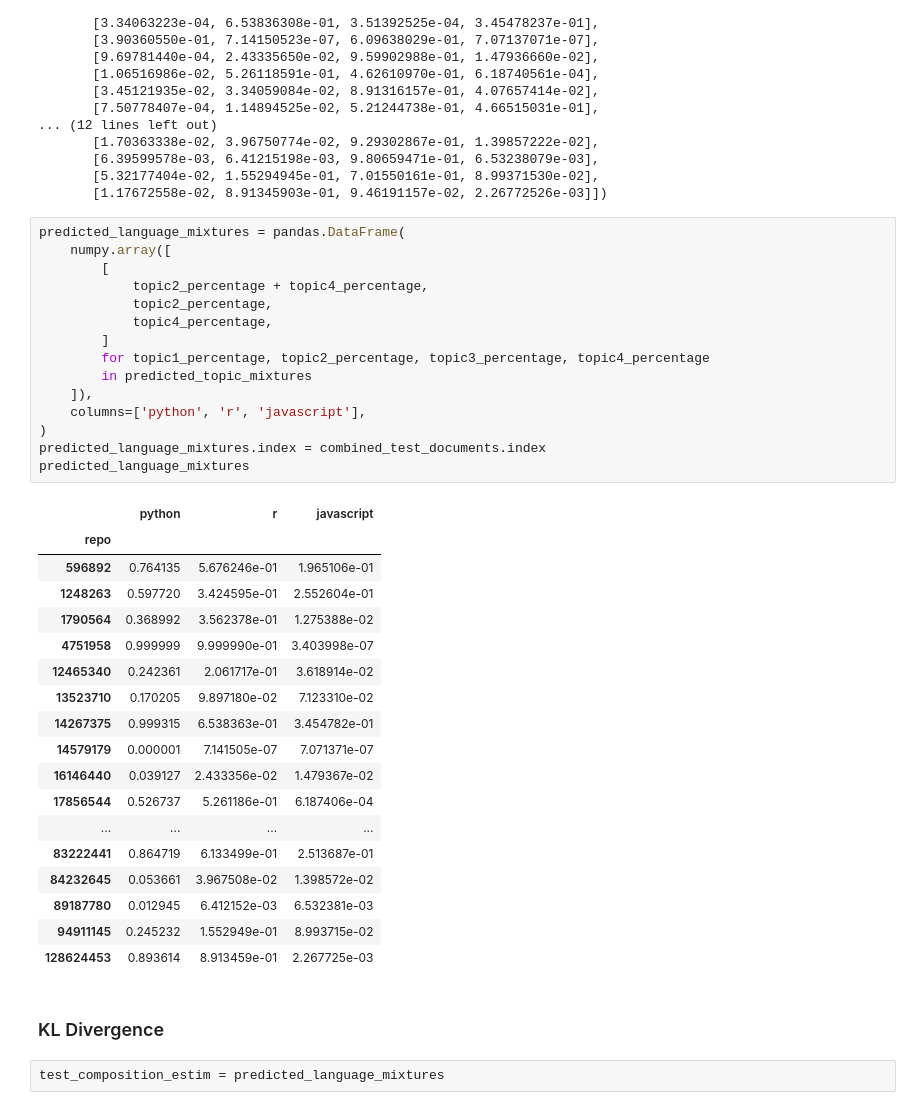
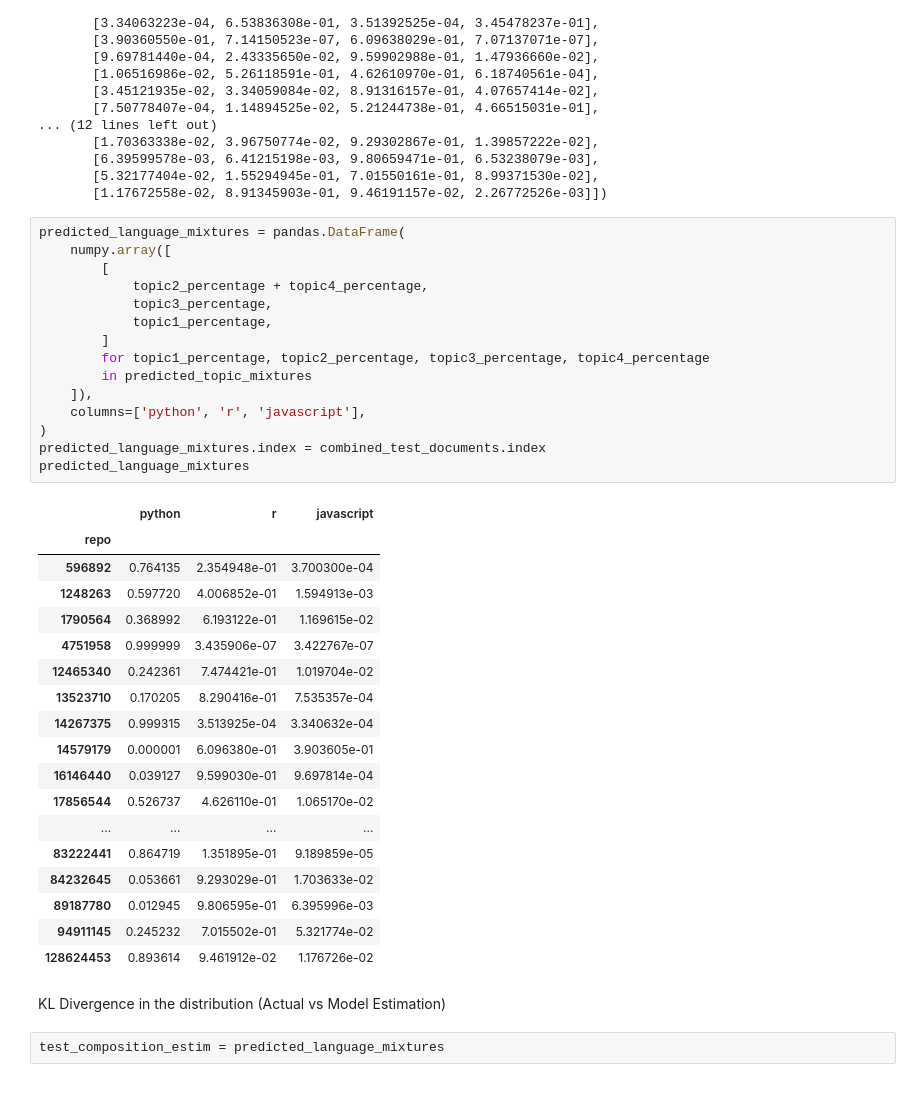
Before and after one commit to SJames528/data-science-toolbox-4, a Jupyter notebook: project/report.ipynb, the cells around one changed output. Cells and saved outputs as stored; diff of their text form.

```diff
--- a/project/report.ipynb
+++ b/project/report.ipynb
@@ -555,39 +565,39 @@ array([[3.70030042e-04, 5.67624592e-01, 2.35494795e-01, 1.96510583e-01],
 # %%
 predicted_language_mixtures = pandas.DataFrame(
     numpy.array([
         [
             topic2_percentage + topic4_percentage,
-            topic2_percentage,
-            topic4_percentage,
+            topic3_percentage,
+            topic1_percentage,
         ]
         for topic1_percentage, topic2_percentage, topic3_percentage, topic4_percentage
         in predicted_topic_mixtures
     ]),
     columns=['python', 'r', 'javascript'],
 )
 predicted_language_mixtures.index = combined_test_documents.index
 predicted_language_mixtures
 # %% [output]
 |  | python | r | javascript |
 | repo |  |  |  |
-| 596892 | 0.764135 | 5.676246e-01 | 1.965106e-01 |
-| 1248263 | 0.597720 | 3.424595e-01 | 2.552604e-01 |
-| 1790564 | 0.368992 | 3.562378e-01 | 1.275388e-02 |
-| 4751958 | 0.999999 | 9.999990e-01 | 3.403998e-07 |
-| 12465340 | 0.242361 | 2.061717e-01 | 3.618914e-02 |
-| 13523710 | 0.170205 | 9.897180e-02 | 7.123310e-02 |
-| 14267375 | 0.999315 | 6.538363e-01 | 3.454782e-01 |
-| 14579179 | 0.000001 | 7.141505e-07 | 7.071371e-07 |
-| 16146440 | 0.039127 | 2.433356e-02 | 1.479367e-02 |
-| 17856544 | 0.526737 | 5.261186e-01 | 6.187406e-04 |
+| 596892 | 0.764135 | 2.354948e-01 | 3.700300e-04 |
+| 1248263 | 0.597720 | 4.006852e-01 | 1.594913e-03 |
+| 1790564 | 0.368992 | 6.193122e-01 | 1.169615e-02 |
+| 4751958 | 0.999999 | 3.435906e-07 | 3.422767e-07 |
+| 12465340 | 0.242361 | 7.474421e-01 | 1.019704e-02 |
+| 13523710 | 0.170205 | 8.290416e-01 | 7.535357e-04 |
+| 14267375 | 0.999315 | 3.513925e-04 | 3.340632e-04 |
+| 14579179 | 0.000001 | 6.096380e-01 | 3.903605e-01 |
+| 16146440 | 0.039127 | 9.599030e-01 | 9.697814e-04 |
+| 17856544 | 0.526737 | 4.626110e-01 | 1.065170e-02 |
 | ... | ... | ... | ... |
-| 83222441 | 0.864719 | 6.133499e-01 | 2.513687e-01 |
-| 84232645 | 0.053661 | 3.967508e-02 | 1.398572e-02 |
-| 89187780 | 0.012945 | 6.412152e-03 | 6.532381e-03 |
-| 94911145 | 0.245232 | 1.552949e-01 | 8.993715e-02 |
-| 128624453 | 0.893614 | 8.913459e-01 | 2.267725e-03 |
+| 83222441 | 0.864719 | 1.351895e-01 | 9.189859e-05 |
+| 84232645 | 0.053661 | 9.293029e-01 | 1.703633e-02 |
+| 89187780 | 0.012945 | 9.806595e-01 | 6.395996e-03 |
+| 94911145 | 0.245232 | 7.015502e-01 | 5.321774e-02 |
+| 128624453 | 0.893614 | 9.461912e-02 | 1.176726e-02 |
-# %% [markdown]
-### KL Divergence
+# %% [markdown]
+KL Divergence in the distribution (Actual vs Model Estimation)
 # %%
 test_composition_estim = predicted_language_mixtures
 # %%
```
Also changed, not shown: parts of 27 cells of this notebook.
